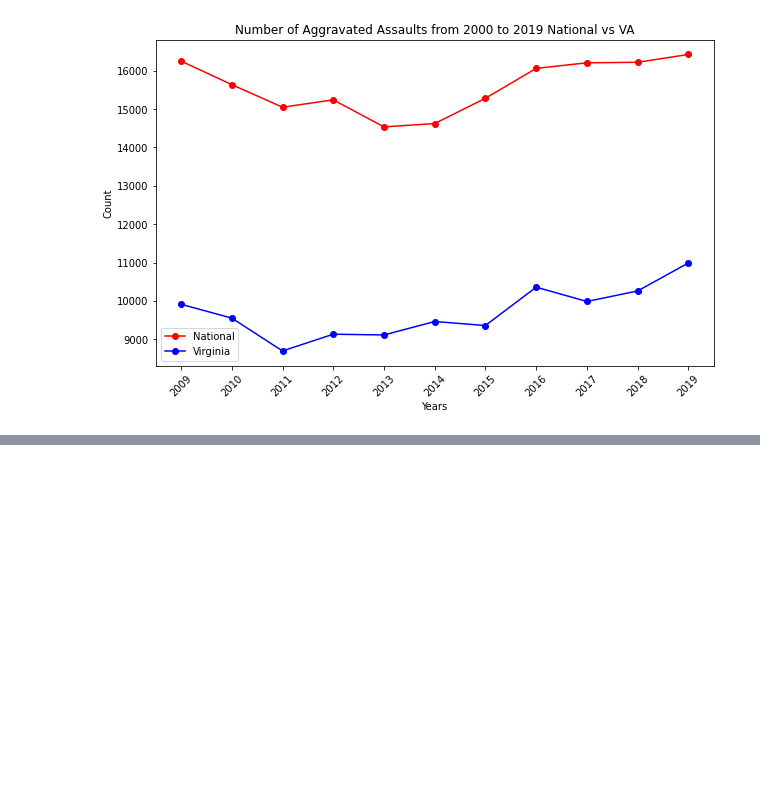
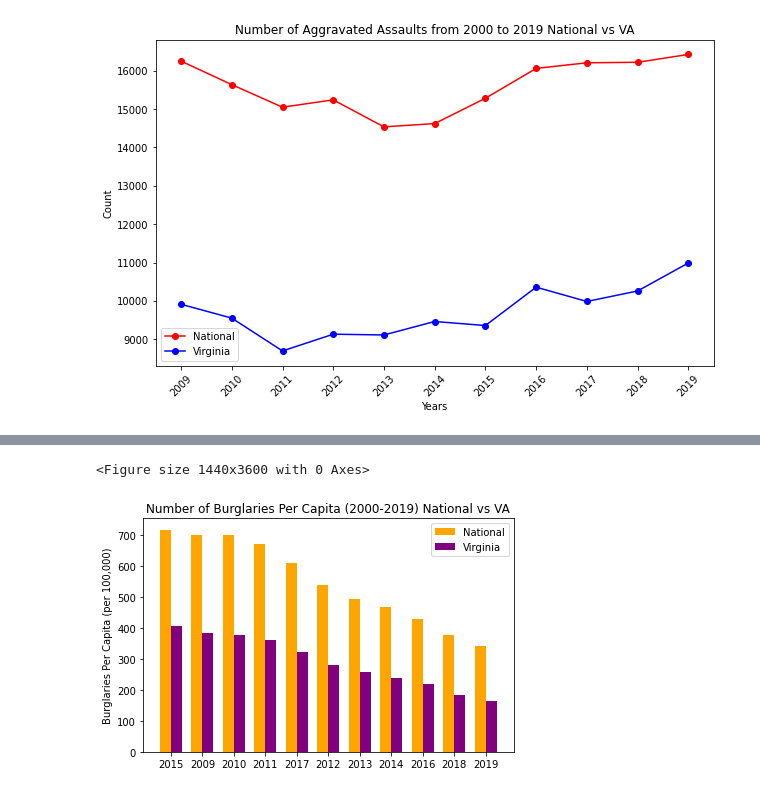
Before and after one commit to xb12mel/Project_1_FBI_Data, a Jupyter notebook: FBISummaryDataVisual.ipynb, the cells around one changed output, grey strips where cells are left out. Saved outputs shown, nothing was run; the diff lists cells and outputs as text; code cells hidden in the pictures; blank space fills up the shorter version.

```diff
--- a/FBISummaryDataVisual.ipynb
+++ b/FBISummaryDataVisual.ipynb
@@ -426,0 +385,17 @@ plt.show()
+# %%
+# GRAPHING PER CAPITA DATA (BURGLARY)
+# Turning column into a list off the already sorted data frame
+sorted_list = year_search_df["National Burglary"].tolist()
+sorted_list
+
+# Turning column into a list off the already sorted data frame
+va_sorted_list = va_year_search_df["Virginia Burglary"].tolist()
+va_sorted_list
+
+# Converting into national per capita
+nat_per_capita = [(int(c) / int(p))*100000 for c,p in zip(sorted_list, sorted_pop_list)]
+nat_per_capita
+
+# Converting data to per capita
+va_per_capita = [(int(c) / int(p))*100000 for c,p in zip(va_sorted_list, va_sorted_pop_list)]
+va_per_capita
@@ -426,0 +414,21 @@ plt.show()
+# %%
+plt.figure(figsize=(20,50))
+x = np.arange(len(nat_year))
+width = 0.35
+fig, ax = plt.subplots()
+rects1 = ax.bar(x - width/2, nat_per_capita, width, color="orange",label="National")
+rects2 = ax.bar(x + width/2, va_per_capita, width, color="purple", label="Virginia")
+
+ax.set_ylabel("Years")
+ax.set_ylabel("Burglaries Per Capita (per 100,000)")
+ax.set_title("Number of Burglaries Per Capita (2000-2019) National vs VA")
+ax.set_xticks(x)
+ax.set_xticklabels(nat_year)
+ax.legend(loc="best")
+
+fig.tight_layout()
+plt.savefig("OutputData/BarBurglaryCapita.png")
+plt.show()
+# %% [output]
+<Figure size 1440x3600 with 0 Axes>
+[figure, added]
```
Also changed, not shown: parts of 28 cells of this notebook, 13 other files.
